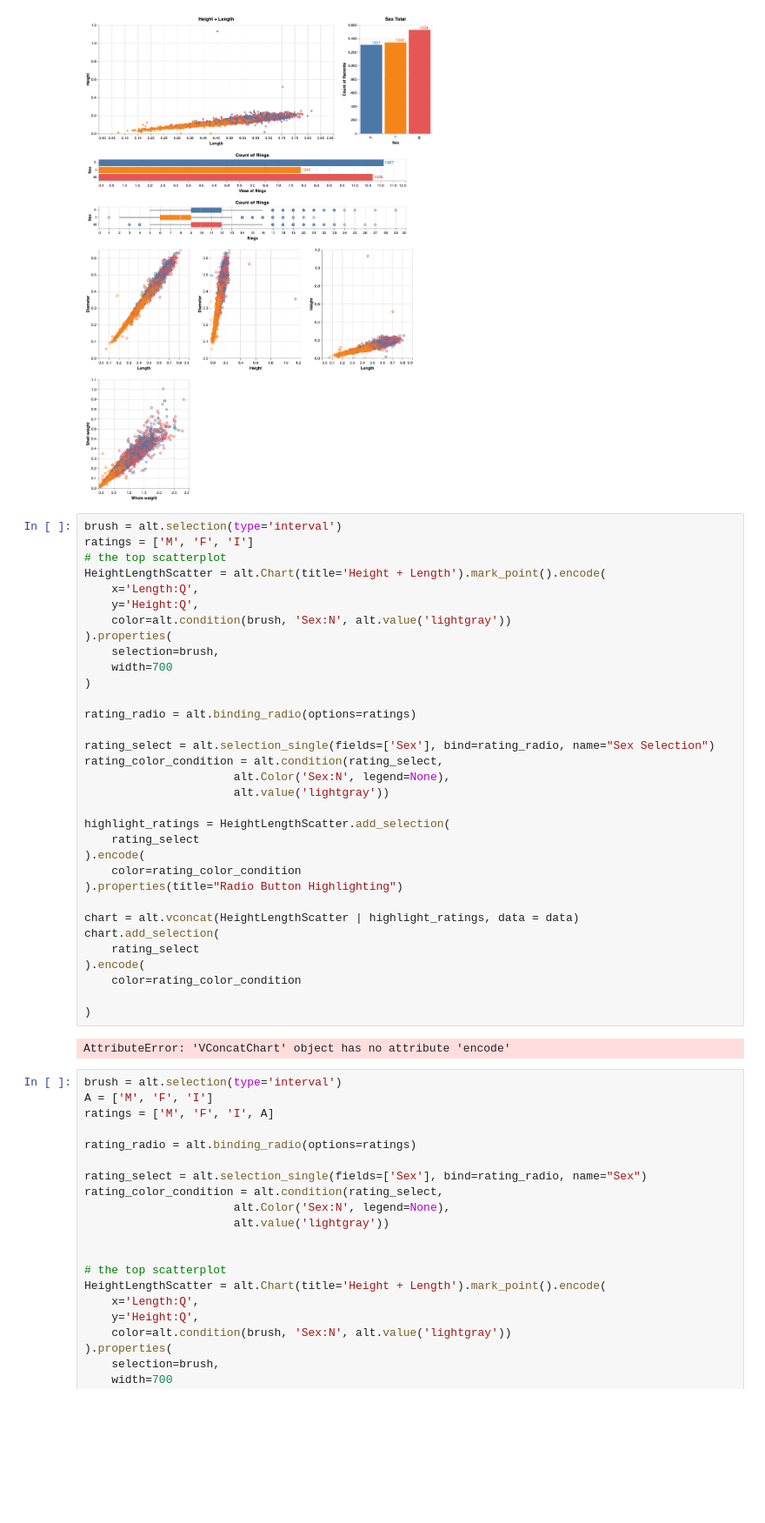
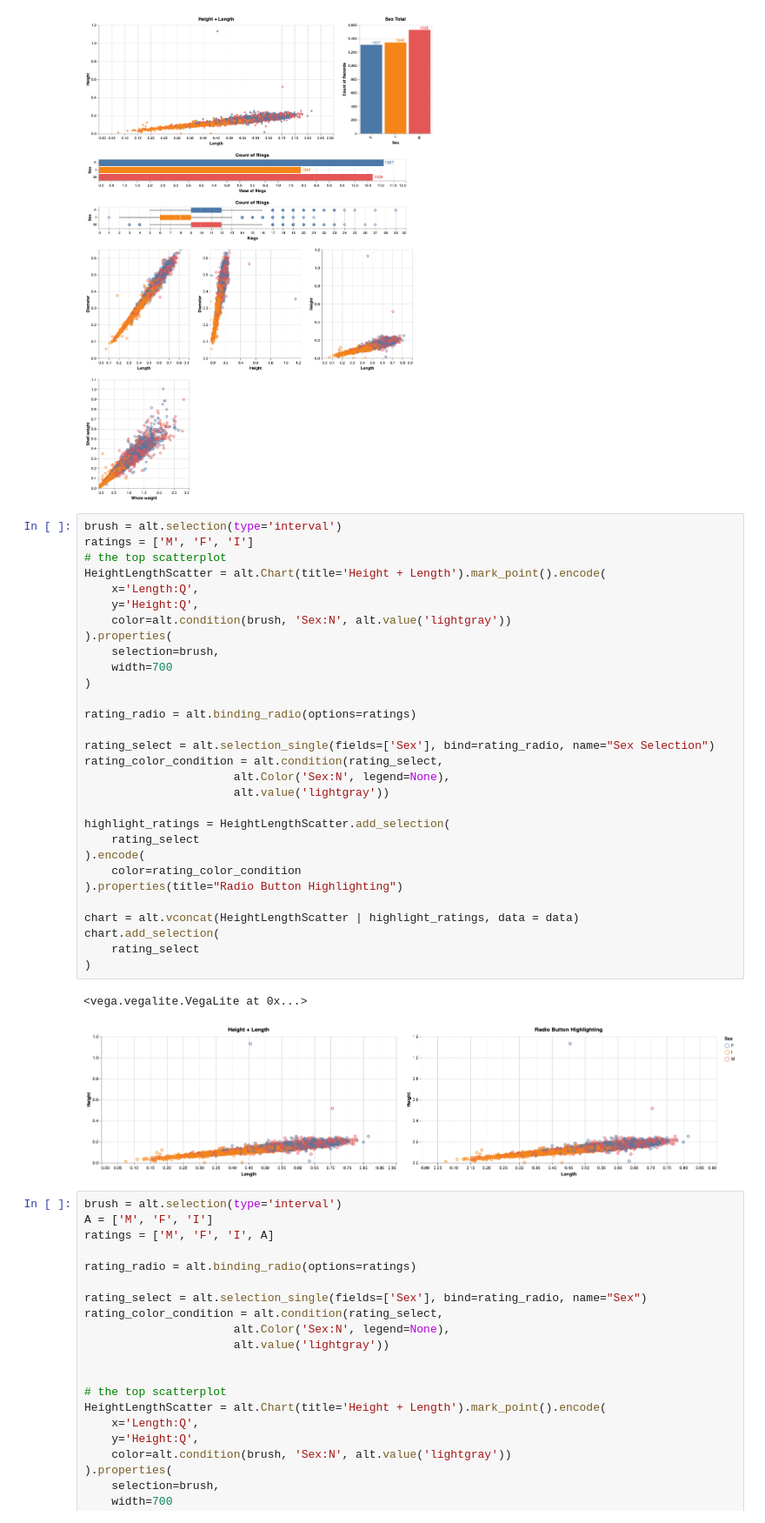
Before and after one commit to codingWithAndy/CSCM27-Human-Centred_Visual_Analytics, a Jupyter notebook: Assignment 1/Assignment 1 Implementation.ipynb, the cells around one changed output. Shown at 87% size. Saved outputs shown, nothing was run; the diff lists cells and outputs as text; blank space fills up the shorter version.

```diff
--- a/Assignment 1/Assignment 1 Implementation.ipynb
+++ b/Assignment 1/Assignment 1 Implementation.ipynb
@@ -166,37 +166,35 @@ chart#.transform_sample(sample=1750) #
 brush = alt.selection(type='interval')
 ratings = ['M', 'F', 'I']
 # the top scatterplot
 HeightLengthScatter = alt.Chart(title='Height + Length').mark_point().encode(
     x='Length:Q',
     y='Height:Q',
     color=alt.condition(brush, 'Sex:N', alt.value('lightgray'))
 ).properties(
     selection=brush,
     width=700
 )
 
 rating_radio = alt.binding_radio(options=ratings)
 
 rating_select = alt.selection_single(fields=['Sex'], bind=rating_radio, name="Sex Selection")
 rating_color_condition = alt.condition(rating_select,
                       alt.Color('Sex:N', legend=None),
                       alt.value('lightgray'))
 
 highlight_ratings = HeightLengthScatter.add_selection(
     rating_select
 ).encode(
     color=rating_color_condition
 ).properties(title="Radio Button Highlighting")
 
 chart = alt.vconcat(HeightLengthScatter | highlight_ratings, data = data)
 chart.add_selection(
     rating_select
-).encode(
-    color=rating_color_condition
-
 )
 # %% [output]
-AttributeError: 'VConcatChart' object has no attribute 'encode'
+<vega.vegalite.VegaLite at 0x...>
+[figure, added]
 # %%
 brush = alt.selection(type='interval')
 A = ['M', 'F', 'I']
```
Also changed, not shown: parts of 25 cells of this notebook, 6 other files.
